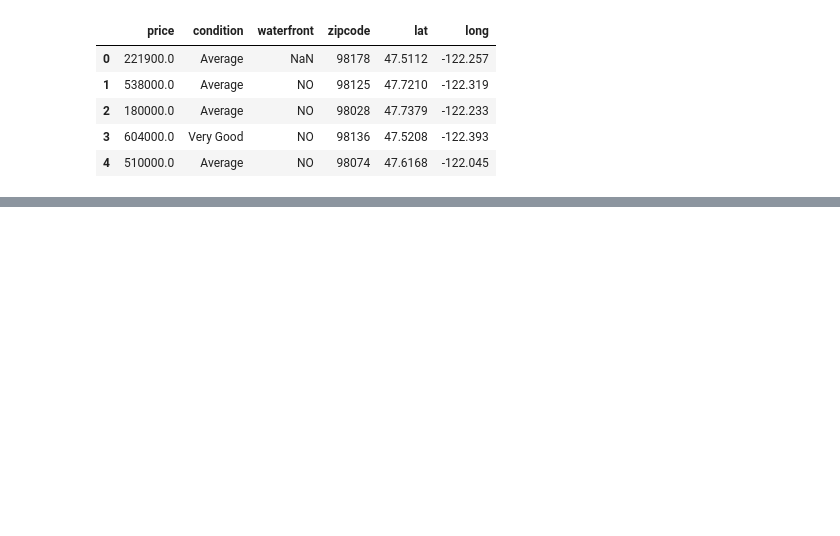
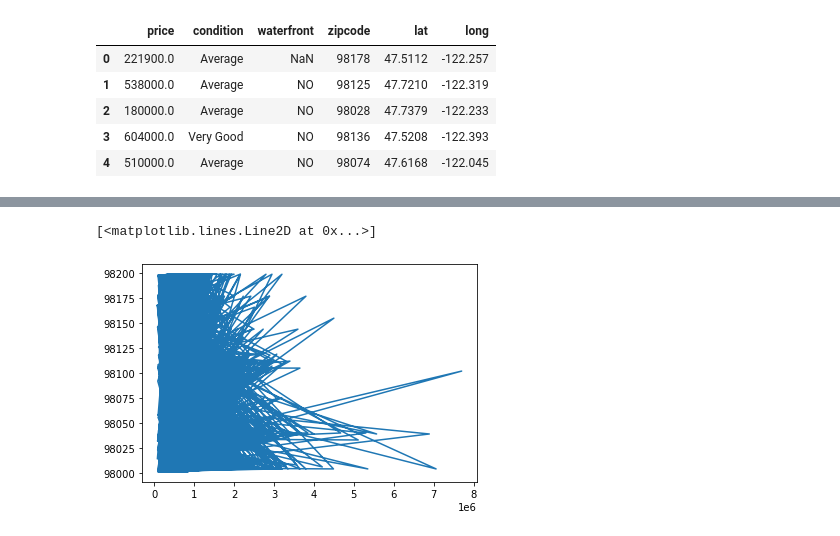
Before and after one commit to Jyve00/King-County-Housing-, a Jupyter notebook: notebooks/Stephen/data_clean.ipynb, the cells around one changed output, grey strips where cells are left out. Saved outputs shown, nothing was run; the diff lists cells and outputs as text; code cells hidden in the pictures; blank space fills up the shorter version.

```diff
--- a/notebooks/Stephen/data_clean.ipynb
+++ b/notebooks/Stephen/data_clean.ipynb
@@ -72,0 +121,5 @@ my_df.loc[]
+# %%
+plt.plot(x,y)
+# %% [output]
+[<matplotlib.lines.Line2D at 0x...>]
+[figure, added]
```
Also changed, not shown: parts of 10 cells of this notebook.
